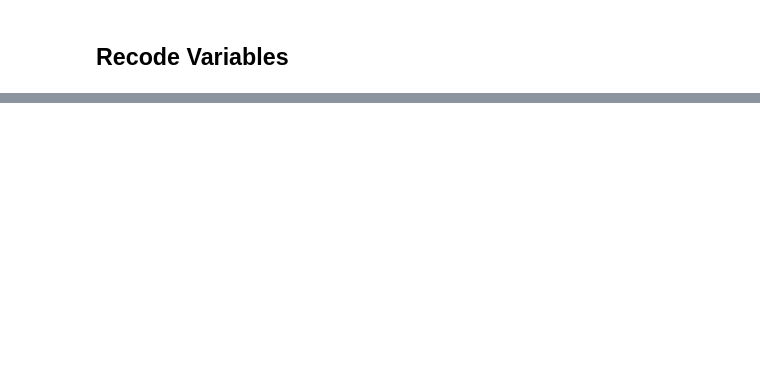
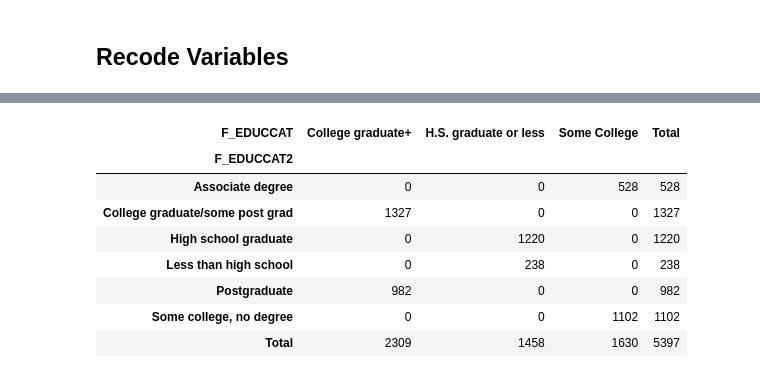
Before and after one commit to shambhavi-20/miniProject2, a Jupyter notebook: atp-w152.ipynb, the cells around one changed output, grey strips where cells are left out. Cells and saved outputs as stored; diff of their text form; code cells hidden in the pictures; blank space fills up the shorter version.

```diff
--- a/atp-w152.ipynb
+++ b/atp-w152.ipynb
@@ -128,3 +138,40 @@ display(data.head(20))
+# %%
+# Value labels from the codebook — note the two variables use DIFFERENT codings
+# (e.g. code 1 means "College graduate+" in F_EDUCCAT but "Less than high school" in F_EDUCCAT2)
+educcat_labels = {
+    1: 'College graduate+',
+    2: 'Some College',
+    3: 'H.S. graduate or less',
+    99: 'Refused',
+}
+educcat2_labels = {
+    1: 'Less than high school',
+    2: 'High school graduate',
+    3: 'Some college, no degree',
+    4: 'Associate degree',
+    5: 'College graduate/some post grad',
+    6: 'Postgraduate',
+    99: 'Refused',
+}
+
+# F_EDUCCAT2 (6-category detail) collapses into F_EDUCCAT (3-category).
+# Crosstab shows how the detailed categories roll up + the marginal counts.
+edu_compare = pd.crosstab(
+    data['F_EDUCCAT2'].map(educcat2_labels),
+    data['F_EDUCCAT'].map(educcat_labels),
+    margins=True, margins_name='Total',
+)
+edu_compare
+# %% [output]
+| F_EDUCCAT | College graduate+ | H.S. graduate or less | Some College | Total |
+| F_EDUCCAT2 |  |  |  |  |
+| Associate degree | 0 | 0 | 528 | 528 |
+| College graduate/some post grad | 1327 | 0 | 0 | 1327 |
+| High school graduate | 0 | 1220 | 0 | 1220 |
+| Less than high school | 0 | 238 | 0 | 238 |
+| Postgraduate | 982 | 0 | 0 | 982 |
+| Some college, no degree | 0 | 0 | 1102 | 1102 |
+| Total | 2309 | 1458 | 1630 | 5397 |
 # %%
 # Save cleaned/recoded data for regression analysis
 data.to_csv('data/August 2024/atp-w152-clean.csv', index=False)
```
Also changed, not shown: parts of 2 cells of this notebook, 2 other files.
